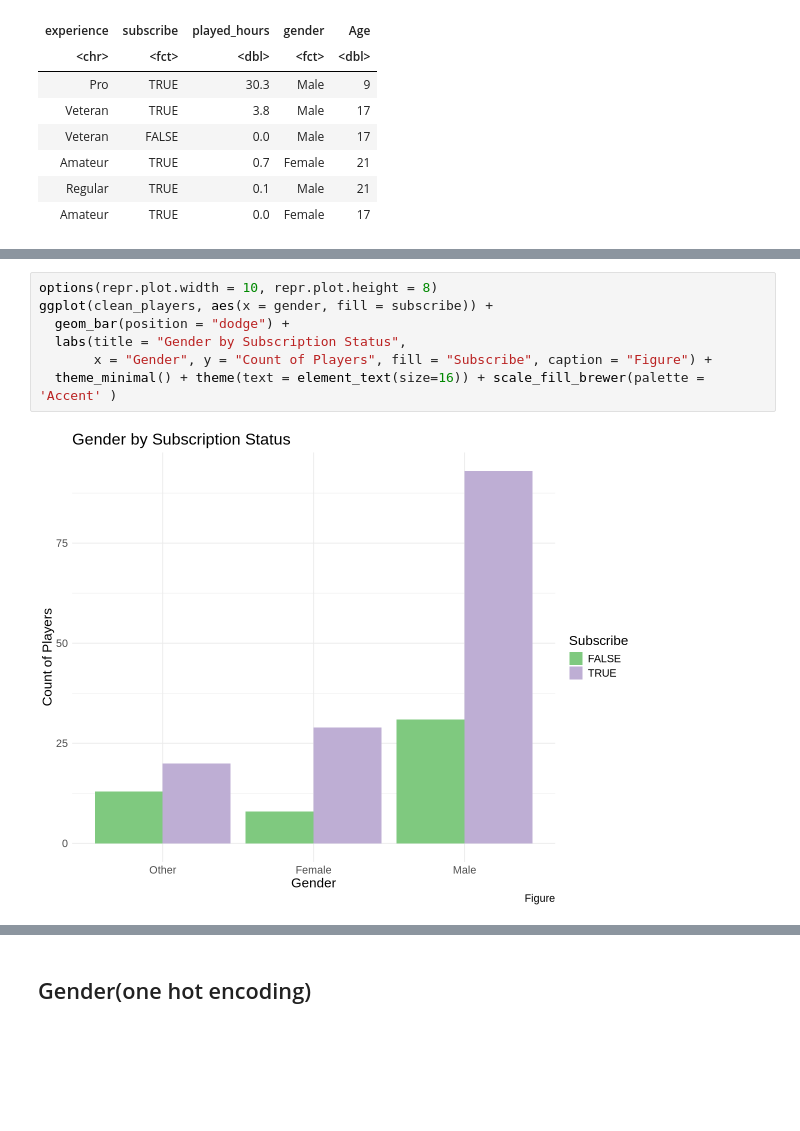
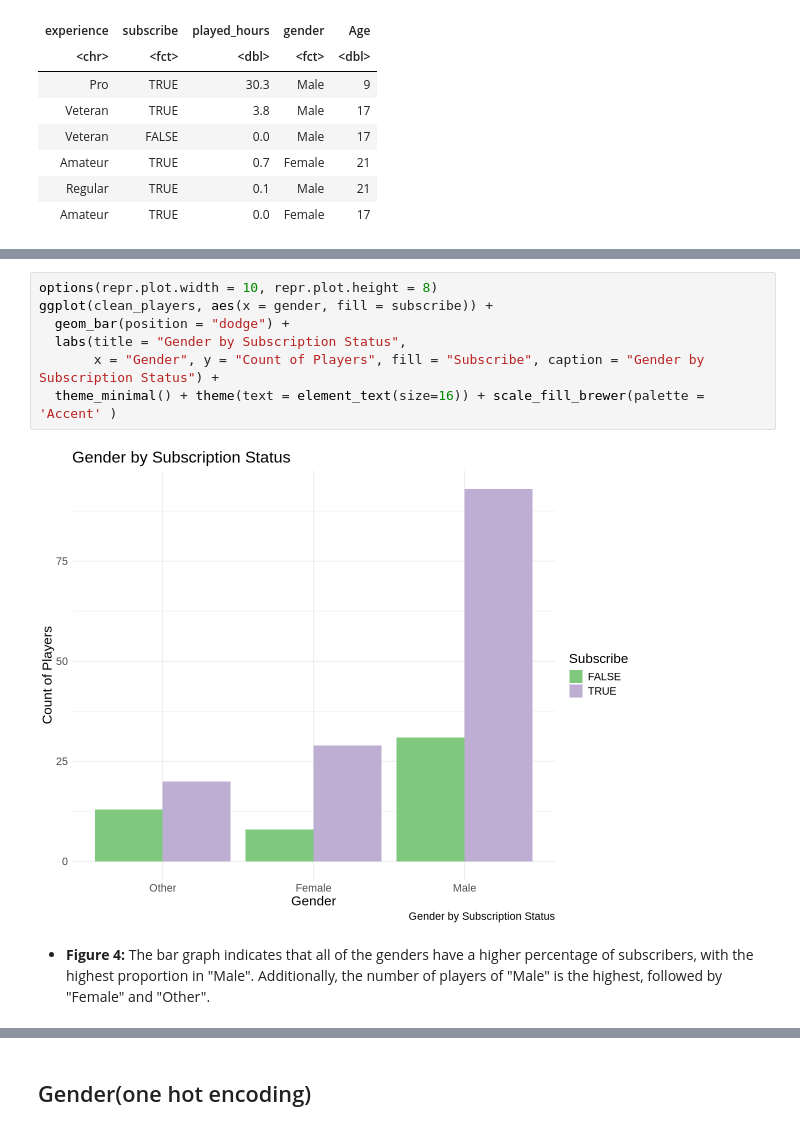
Before and after one commit to SusieFeng316/minecraft_project, a Jupyter notebook: Group.ipynb, the cells around one changed output, grey strips where cells are left out. Cells and saved outputs as stored; diff of their text form; blank space fills up the shorter version.

```diff
--- a/Group.ipynb
+++ b/Group.ipynb
@@ -168,9 +164,11 @@ ggplot(clean_players, aes(x = Age, fill = subscribe)) +
 # %%
 options(repr.plot.width = 10, repr.plot.height = 8)
 ggplot(clean_players, aes(x = gender, fill = subscribe)) +
   geom_bar(position = "dodge") +
   labs(title = "Gender by Subscription Status",
-       x = "Gender", y = "Count of Players", fill = "Subscribe", caption = "Figure") +
+       x = "Gender", y = "Count of Players", fill = "Subscribe", caption = "Gender by Subscription Status") +
   theme_minimal() + theme(text = element_text(size=16)) + scale_fill_brewer(palette = 'Accent' )
 # %% [output]
-[figure, old version]
+[figure, new version]
+# %% [markdown]
+- **Figure 4:** The bar graph indicates that all of the genders have a higher percentage of subscribers, with the highest proportion in "Male". Additionally, the number of players of "Male" is the highest, followed by "Female" and "Other".
```
Also changed, not shown: parts of 23 cells of this notebook.
